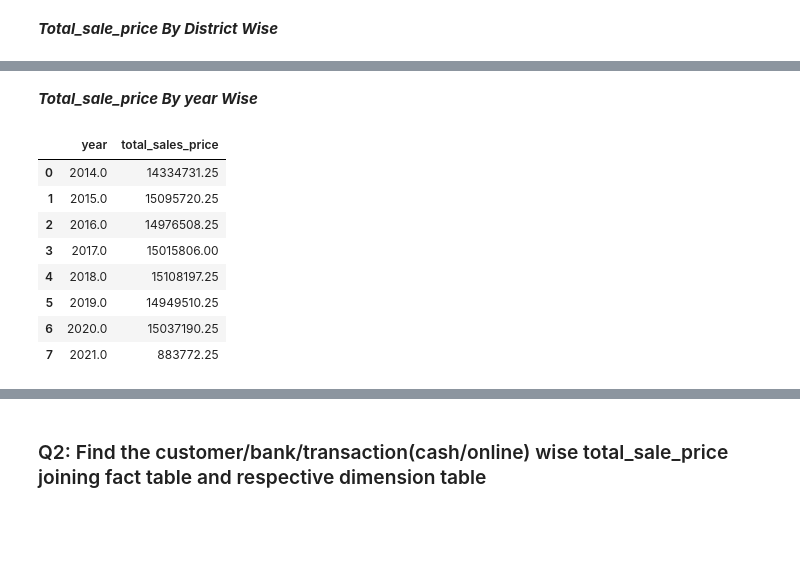
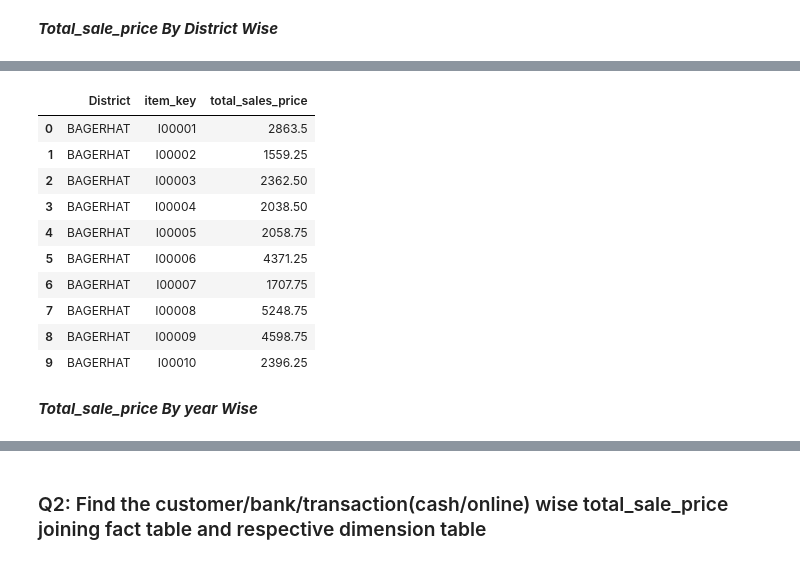
Before and after one commit to SadiaAlamChy/HDA-Tech-Learning, a Jupyter notebook: notebook/analytics/Olap.ipynb, the cells around one changed output, grey strips where cells are left out. Saved outputs shown, nothing was run; the diff lists cells and outputs as text; code cells hidden in the pictures; blank space fills up the shorter version.

```diff
--- a/notebook/analytics/Olap.ipynb
+++ b/notebook/analytics/Olap.ipynb
@@ -91,0 +122,14 @@ data
+# %%
+con = PostgresConnection().getConnection()
+
+cur = con.cursor()
+select_stmt = "SELECT  s.district, t.item_key, SUM(t.total_price) " \
+        "FROM ecom_schema.fact_table t " \
+        "JOIN ecom_schema.store_dim s on s.store_key = t.store_key " \
+        "GROUP BY CUBE(s.district, t.item_key)" \
+        "ORDER BY s.district ASC"  # Ascending order
+cur.execute(select_stmt)
+records = cur.fetchall()
+df = pd.DataFrame(list(records), columns=['District', 'item_key', 'total_sales_price'])
+df.head(10)
+# %% [output]
@@ -92,17 +137,13 @@ data
+|  | District | item_key | total_sales_price |
+| 0 | BAGERHAT | I00001 | 2863.5 |
+| 1 | BAGERHAT | I00002 | 1559.25 |
+| 2 | BAGERHAT | I00003 | 2362.50 |
+| 3 | BAGERHAT | I00004 | 2038.50 |
+| 4 | BAGERHAT | I00005 | 2058.75 |
+| 5 | BAGERHAT | I00006 | 4371.25 |
+| 6 | BAGERHAT | I00007 | 1707.75 |
+| 7 | BAGERHAT | I00008 | 5248.75 |
+| 8 | BAGERHAT | I00009 | 4598.75 |
+| 9 | BAGERHAT | I00010 | 2396.25 |
 # %% [markdown]
 ***Total_sale_price By year Wise***
-# %%
-query ="SELECT  year, SUM(total_price) total_sales_price FROM ecom_schema.time_dim INNER JOIN ecom_schema.fact_table ON fact_table.time_key = time_dim.time_key GROUP BY time_dim.year;"
-
-data = sqlio.read_sql_query(query,conn)
-data
-# %% [output]
-|  | year | total_sales_price |
-| 0 | 2014.0 | 14334731.25 |
-| 1 | 2015.0 | 15095720.25 |
-| 2 | 2016.0 | 14976508.25 |
-| 3 | 2017.0 | 15015806.00 |
-| 4 | 2018.0 | 15108197.25 |
-| 5 | 2019.0 | 14949510.25 |
-| 6 | 2020.0 | 15037190.25 |
-| 7 | 2021.0 | 883772.25 |
```
Also changed, not shown: parts of 25 cells of this notebook, 1 other file.
